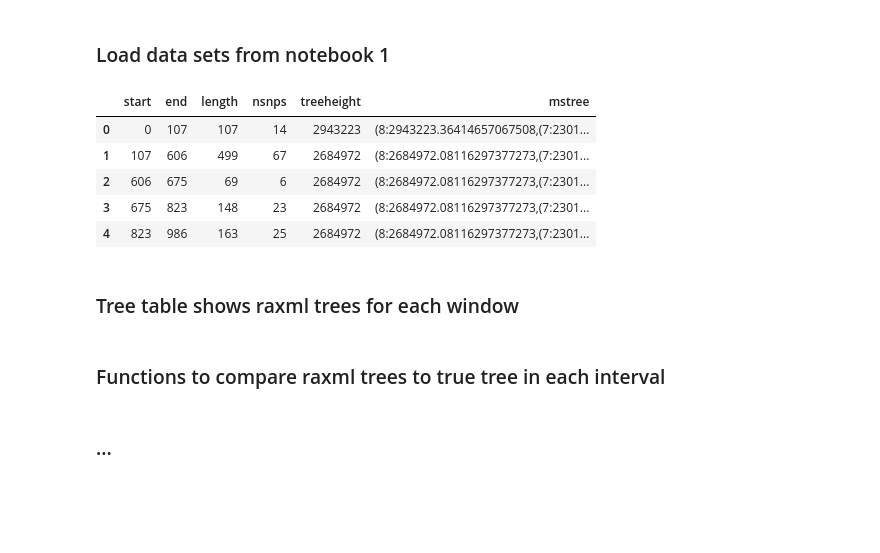
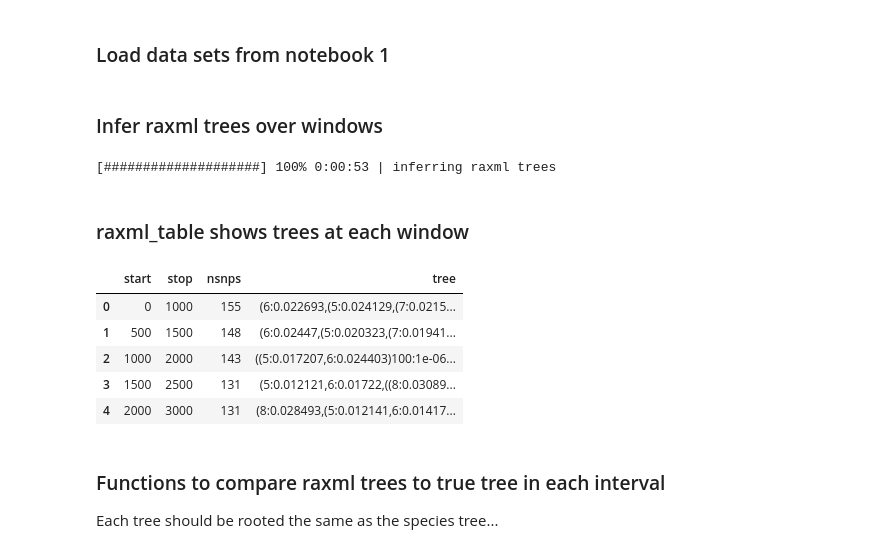
Before and after one commit to pmckenz1/giddy, a Jupyter notebook: notebooks/nb2-sliding-windows-0.2-dev.ipynb, the cells around one changed output. Saved outputs shown, nothing was run; the diff lists cells and outputs as text; code cells hidden in the pictures; blank space fills up the shorter version.

```diff
--- a/notebooks/nb2-sliding-windows-0.2-dev.ipynb
+++ b/notebooks/nb2-sliding-windows-0.2-dev.ipynb
@@ -66,16 +35,23 @@ class Window:
 # %%
-self = Window("imb5", "../tests/")
-self.tree_table.head()
+self = strange.SlidingWindow("imb5", "../tests/", ipyclient)
-# %% [output]
-|  | start | end | length | nsnps | treeheight | mstree |
-| 0 | 0 | 107 | 107 | 14 | 2943223 | (8:2943223.36414657067508,(7:2301... |
-| 1 | 107 | 606 | 499 | 67 | 2684972 | (8:2684972.08116297377273,(7:2301... |
-| 2 | 606 | 675 | 69 | 6 | 2684972 | (8:2684972.08116297377273,(7:2301... |
-| 3 | 675 | 823 | 148 | 23 | 2684972 | (8:2684972.08116297377273,(7:2301... |
-| 4 | 823 | 986 | 163 | 25 | 2684972 | (8:2684972.08116297377273,(7:2301... |
+# %% [markdown]
+### Infer raxml trees over windows
+# %%
+self.run_raxml_sliding_windows(window_size=1000, slide_interval=500)
+# %% [output]
+[####################] 100% 0:00:53 | inferring raxml trees
 # %% [markdown]
-### Tree table shows raxml trees for each window
+### raxml_table shows trees at each window
+# %%
+self.raxml_table.head()
+# %% [output]
+|  | start | stop | nsnps | tree |
+| 0 | 0 | 1000 | 155 | (6:0.022693,(5:0.024129,(7:0.0215... |
+| 1 | 500 | 1500 | 148 | (6:0.02447,(5:0.020323,(7:0.01941... |
+| 2 | 1000 | 2000 | 143 | ((5:0.017207,6:0.024403)100:1e-06... |
+| 3 | 1500 | 2500 | 131 | (5:0.012121,6:0.01722,((8:0.03089... |
+| 4 | 2000 | 3000 | 131 | (8:0.028493,(5:0.012141,6:0.01417... |
 # %% [markdown]
 ### Functions to compare raxml trees to true tree in each interval
+
+Each tree should be rooted the same as the species tree...
-# %% [markdown]
-### ...
```
Also changed, not shown: parts of 8 cells of this notebook.
